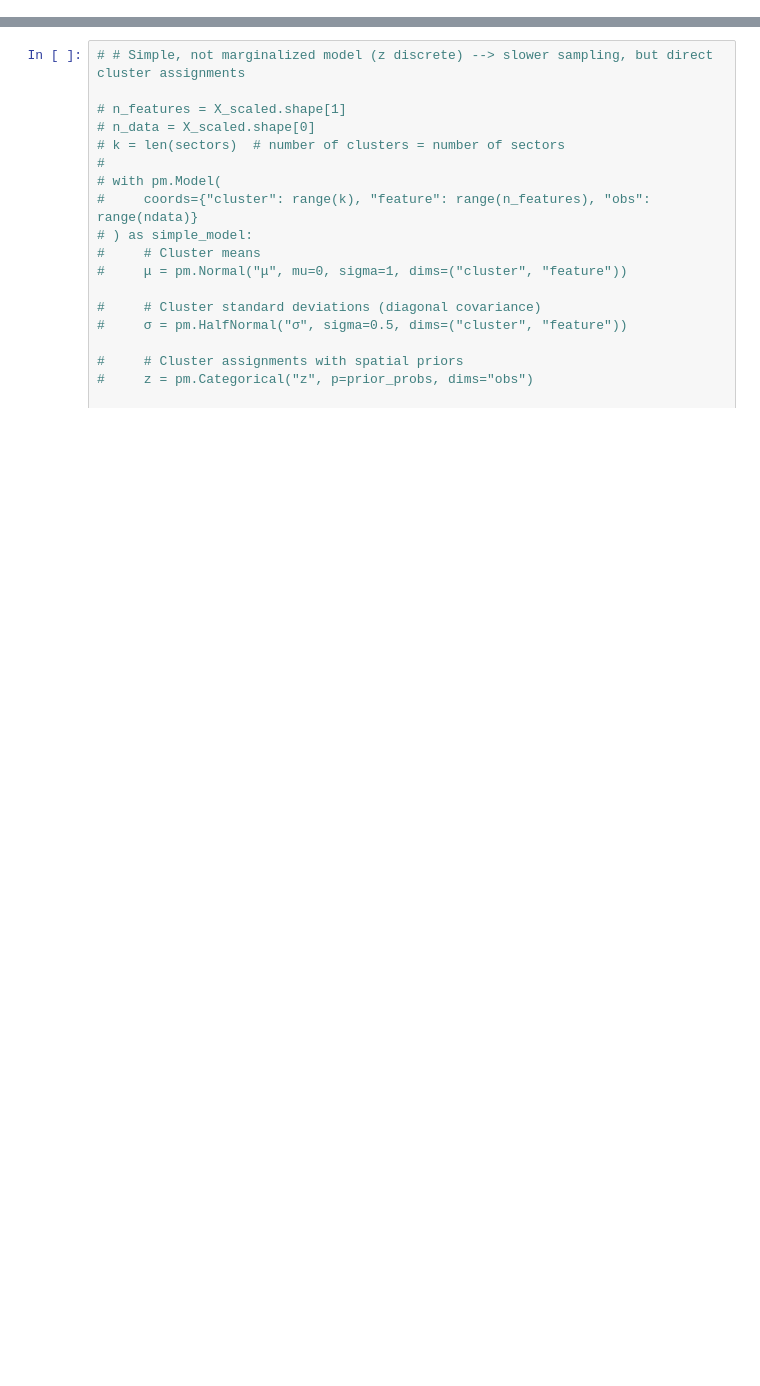
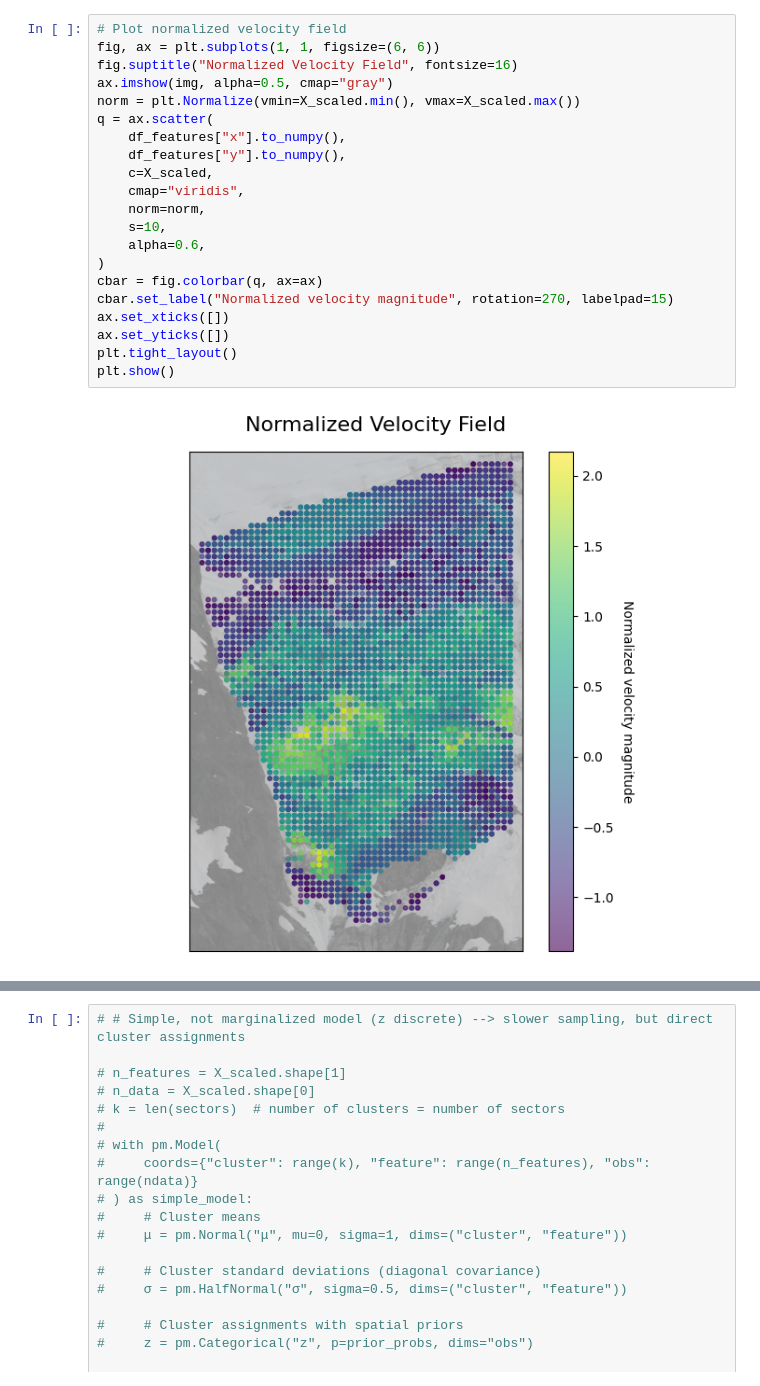
Before and after one commit to planpincieux/domains, a Jupyter notebook: ppcx_pymc_pooled_mcmc_marginalized.ipynb, the cells around one changed output, grey strips where cells are left out. Drawn from its saved outputs; the diff is of its cells as text; blank space fills up the shorter version.

```diff
--- a/ppcx_pymc_pooled_mcmc_marginalized.ipynb
+++ b/ppcx_pymc_pooled_mcmc_marginalized.ipynb
@@ -180,0 +760,23 @@ prior_probs = assign_spatial_priors(df, sectors, prior_strength=PRIOR_STRENGTH)
+# %%
+# Plot normalized velocity field
+fig, ax = plt.subplots(1, 1, figsize=(6, 6))
+fig.suptitle("Normalized Velocity Field", fontsize=16)
+ax.imshow(img, alpha=0.5, cmap="gray")
+norm = plt.Normalize(vmin=X_scaled.min(), vmax=X_scaled.max())
+q = ax.scatter(
+    df_features["x"].to_numpy(),
+    df_features["y"].to_numpy(),
+    c=X_scaled,
+    cmap="viridis",
+    norm=norm,
+    s=10,
+    alpha=0.6,
+)
+cbar = fig.colorbar(q, ax=ax)
+cbar.set_label("Normalized velocity magnitude", rotation=270, labelpad=15)
+ax.set_xticks([])
+ax.set_yticks([])
+plt.tight_layout()
+plt.show()
+# %% [output]
+[figure, added]
```
Also changed, not shown: parts of 17 cells of this notebook, 9 other files.
